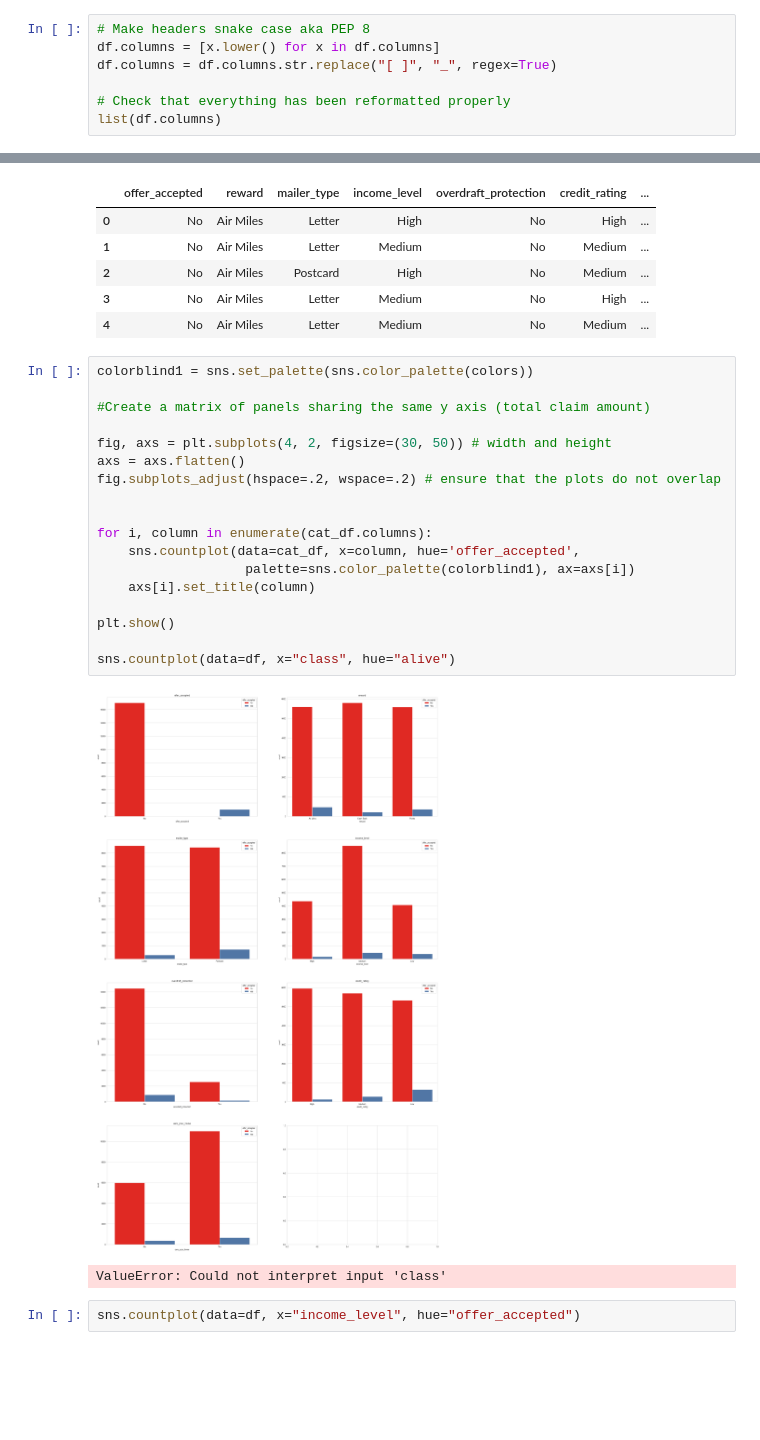
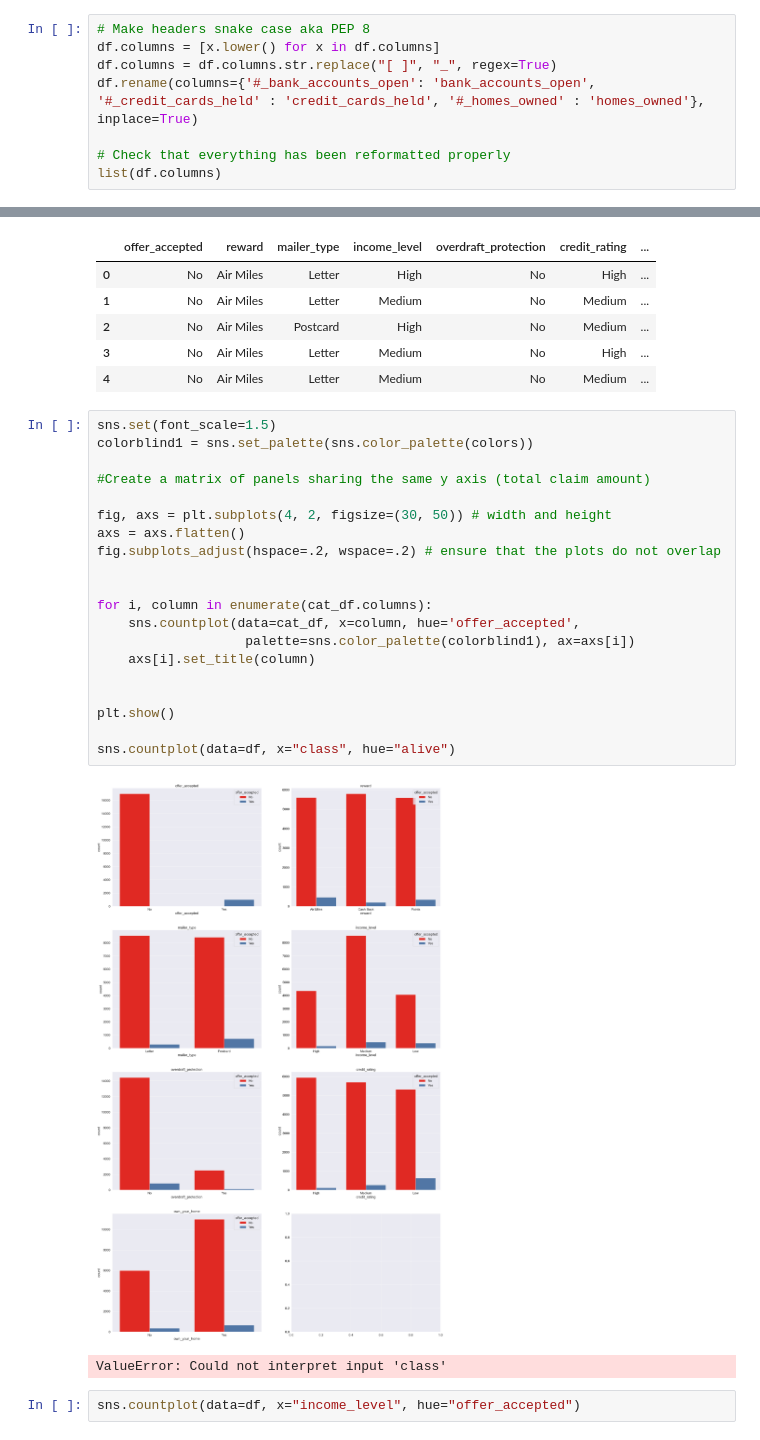
Before and after one commit to ocaoimh/hrc-mid-bootcamp-project, a Jupyter notebook: python/data_imbalance.ipynb, the cells around one changed output, grey strips where cells are left out. Cells and saved outputs as stored; diff of their text form; blank space fills up the shorter version.

Commit message:
clean column names
remove # from some column names, adjust plot titles fontsize

```diff
--- a/python/data_imbalance.ipynb
+++ b/python/data_imbalance.ipynb
@@ -22,6 +23,7 @@ df.head()
 # Make headers snake case aka PEP 8
 df.columns = [x.lower() for x in df.columns]
 df.columns = df.columns.str.replace("[ ]", "_", regex=True)
+df.rename(columns={'#_bank_accounts_open': 'bank_accounts_open', '#_credit_cards_held' : 'credit_cards_held', '#_homes_owned' : 'homes_owned'}, inplace=True)
 
 # Check that everything has been reformatted properly
 list(df.columns)
@@ -97,25 +100,27 @@ cat_df.head()
 | 3 | No | Air Miles | Letter | Medium | No | High | ... |
 | 4 | No | Air Miles | Letter | Medium | No | Medium | ... |
 # %%
+sns.set(font_scale=1.5)
 colorblind1 = sns.set_palette(sns.color_palette(colors))
 
 #Create a matrix of panels sharing the same y axis (total claim amount)
 
 fig, axs = plt.subplots(4, 2, figsize=(30, 50)) # width and height
 axs = axs.flatten()
 fig.subplots_adjust(hspace=.2, wspace=.2) # ensure that the plots do not overlap
 
 
 for i, column in enumerate(cat_df.columns):
     sns.countplot(data=cat_df, x=column, hue='offer_accepted',
                    palette=sns.color_palette(colorblind1), ax=axs[i])
     axs[i].set_title(column)
 
+
 plt.show()
 
 sns.countplot(data=df, x="class", hue="alive")
 # %% [output]
-[figure, old version]
+[figure, new version]
 ValueError: Could not interpret input 'class'
 # %%
 sns.countplot(data=df, x="income_level", hue="offer_accepted")
```
Also changed, not shown: parts of 5 cells of this notebook, 1 other file.
